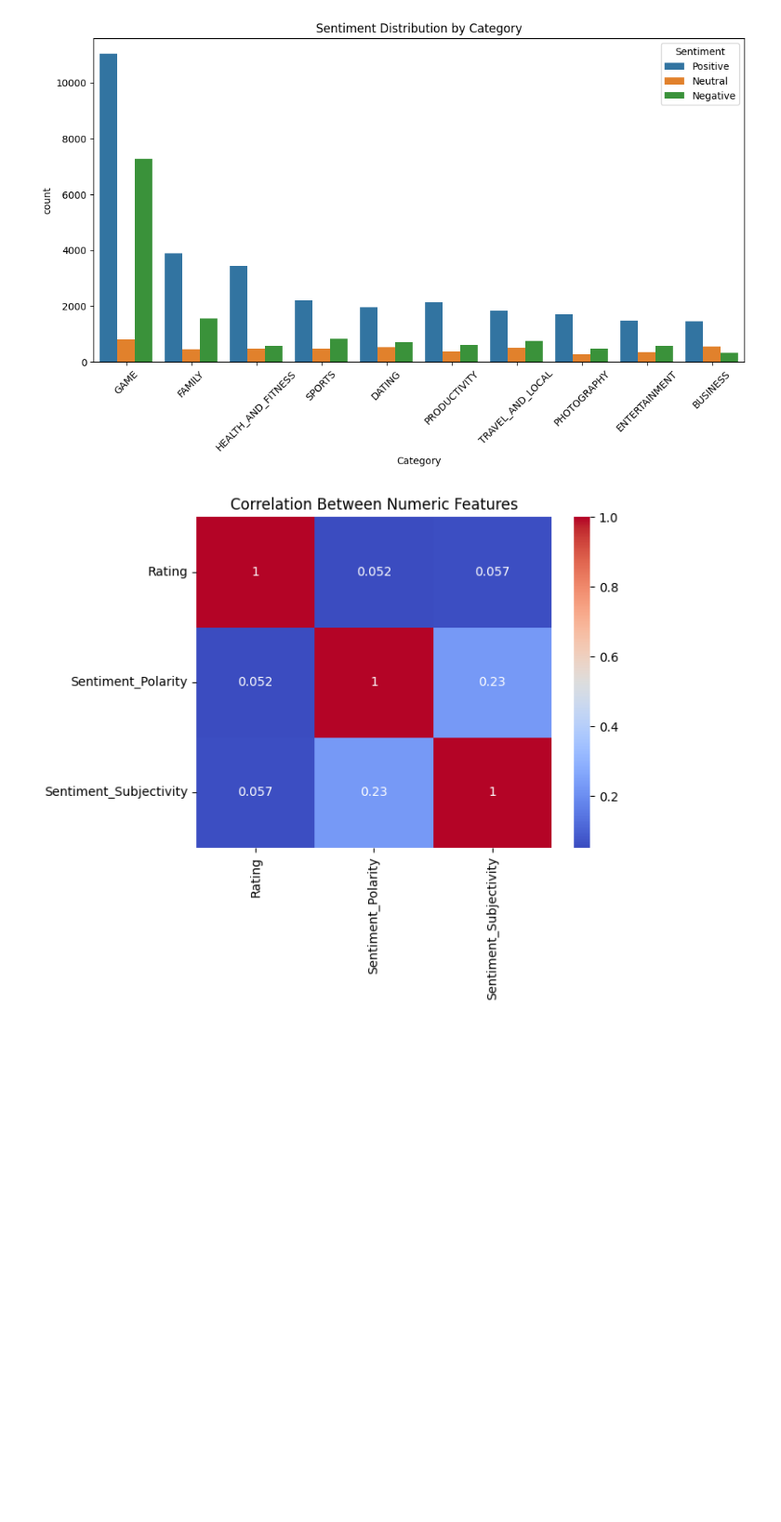
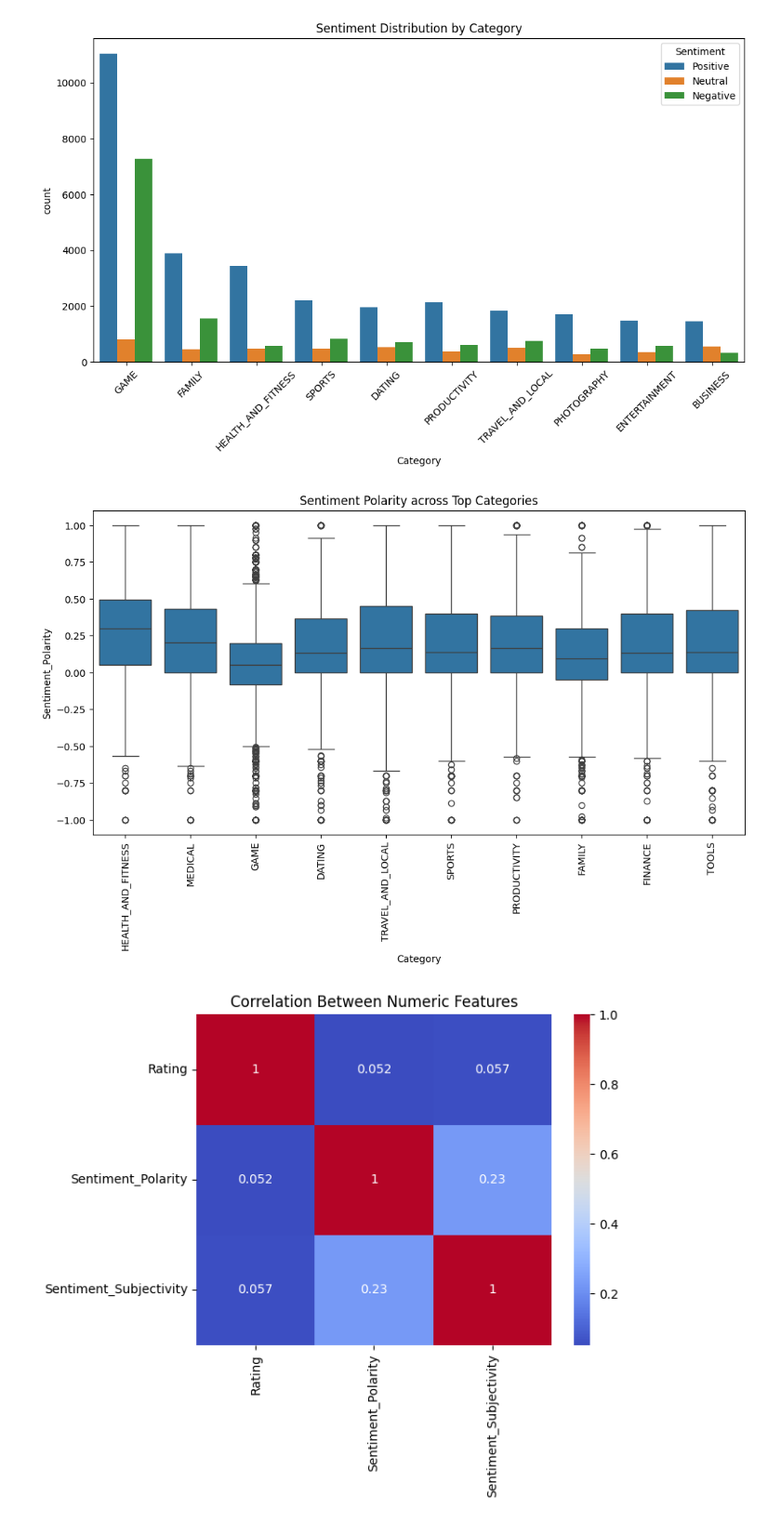
Before and after one commit to ashokrawatt/New-ML-Project, a Jupyter notebook: notebook/EDA.ipynb, the cells around one changed output. Shown: that part at 93% size. Cells and saved outputs as stored; diff of their text form; code cells hidden in the pictures; blank space fills up the shorter version.

```diff
--- a/notebook/EDA.ipynb
+++ b/notebook/EDA.ipynb
@@ -176,5 +231,19 @@ plt.show()
 # %% [output]
 [figure]
+# %%
+plt.figure(figsize=(12,6))
+top_categories = df['Category'].value_counts().head(10).index
+sns.boxplot(x='Category', y='Sentiment_Polarity', data=df[df['Category'].isin(top_categories)])
+plt.xticks(rotation=90)
+plt.title("Sentiment Polarity across Top Categories")
+plt.show()
+
+#o analyze how sentiment scores vary across top app categories.
+# Insights:
+#   Categories with low median polarity may indicate lower user satisfaction.
+#   Helps identify high-risk or highly praised categories.
+# %% [output]
+[figure, added]
 # %%
 #correlation heatmap
 sns.heatmap(df[['Rating', 'Sentiment_Polarity', 'Sentiment_Subjectivity']].corr(), annot=True, cmap='coolwarm')
```
Also changed, not shown: parts of 31 cells of this notebook, 3 other files.
